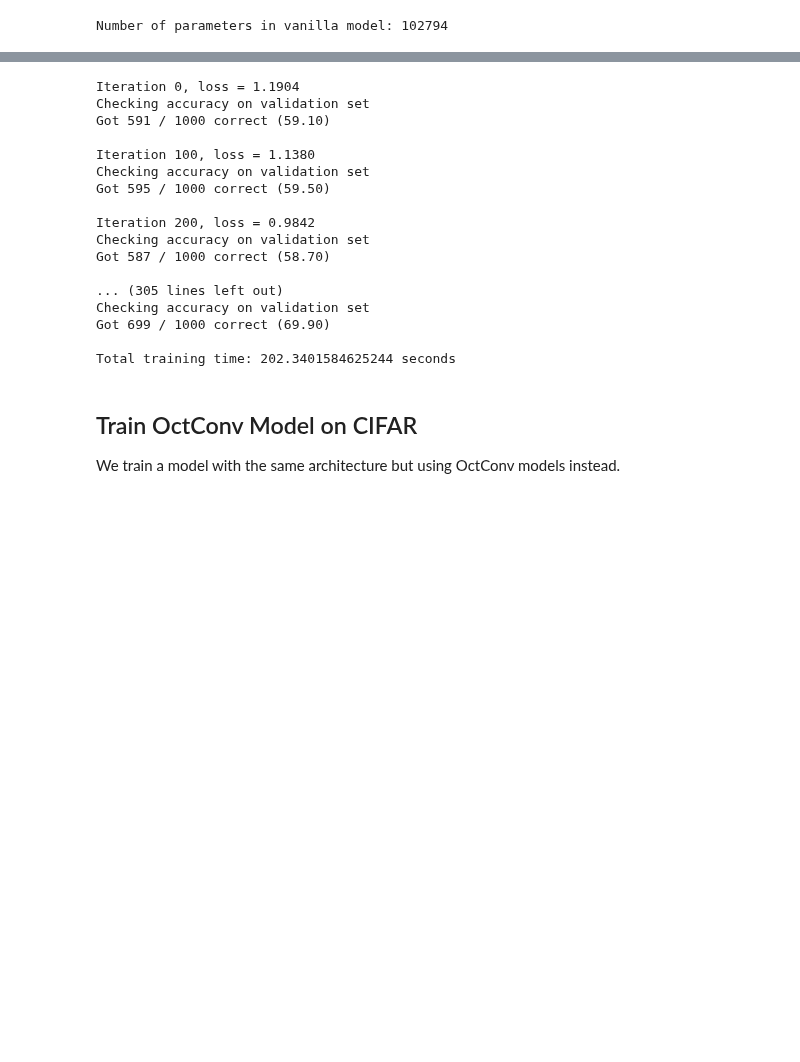
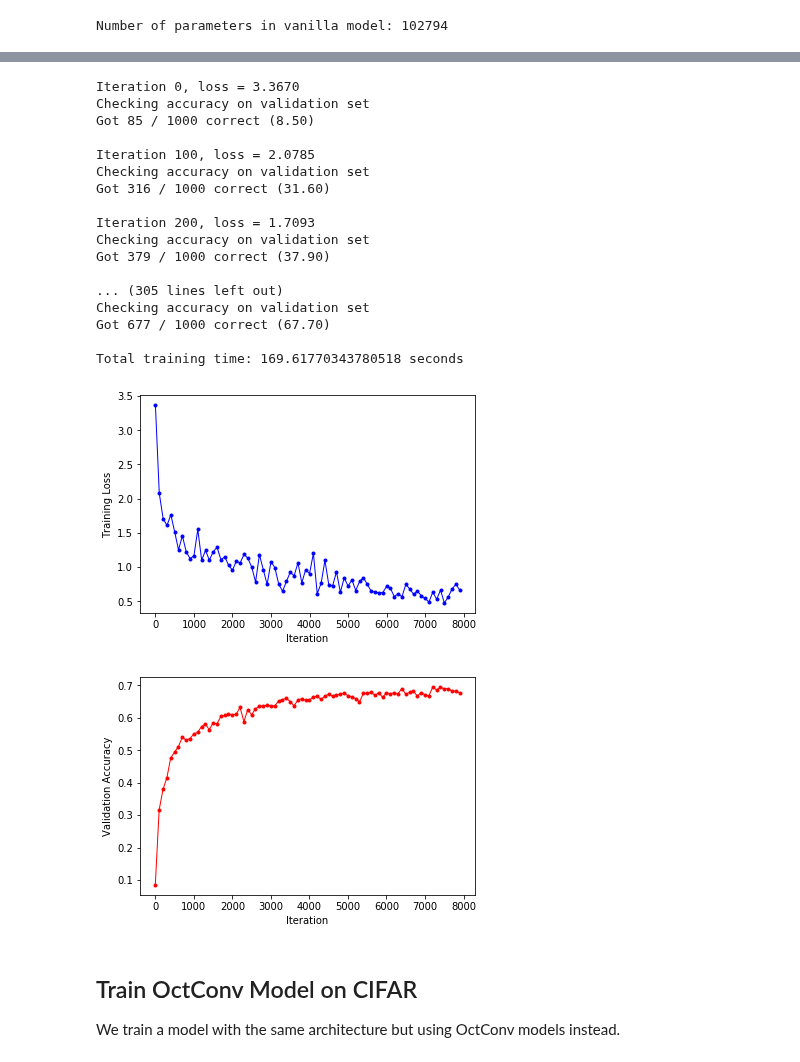
Before and after one commit to Etang21/octconv-pytorch, a Jupyter notebook: CIFAR Experiments.ipynb, the cells around one changed output, grey strips where cells are left out. Saved outputs shown, nothing was run; the diff lists cells and outputs as text; code cells hidden in the pictures; blank space fills up the shorter version.

Commit message:
finished training and testing of six-layer vanilla and OctConv networks

```diff
--- a/CIFAR Experiments.ipynb
+++ b/CIFAR Experiments.ipynb
@@ -95,7 +92,7 @@ We're training a pretty vanilla six-layer convolutional network on CIFAR. Implem
 def check_accuracy(loader, model):
     """
     Checks accuracy of model on given data loader.
-    Code from 231N Assignment 2.
+    Code adapted from 231N Assignment 2.
     """
     if loader.dataset.train:
         print('Checking accuracy on validation set')
@@ -114,20 +111,27 @@ def check_accuracy(loader, model):
             num_samples += preds.size(0)
         acc = float(num_correct) / num_samples
         print('Got %d / %d correct (%.2f)' % (num_correct, num_samples, 100 * acc))
+
+    # returns accuracy for plotting later
+    return acc
 # %%
 def train_cifar(model, optimizer, scheduler=None, epochs=1):
     """
     Train a model on CIFAR-10 using the PyTorch Module API.
-    Code from 231N assignment 2.
+    Code adapted from 231N assignment 2.
 
     Inputs:
     - model: A PyTorch Module giving the model to train.
     - optimizer: An Optimizer object we will use to train the model
     - epochs: (Optional) A Python integer giving the number of epochs to train for
 
-    Returns: Nothing, but prints model accuracies during training.
+    Returns: a tuple comprising
+    - a list of training losses per "print_every" iterations
+    - a list of model accuracies during training per "print_every" iterations
     """
     model = model.to(device=device)  # move the model parameters to CPU/GPU
+    losses = []
+    accs = []
     for e in range(epochs):
         for t, (x, y) in enumerate(loader_train):
             model.train()  # put model to training mode
@@ -146,8 +150,11 @@ def train_cifar(model, optimizer, scheduler=None, epochs=1):
 
             if t % print_every == 0:
                 print('Iteration %d, loss = %.4f' % (t, loss.item()))
-                check_accuracy(loader_val, model)
+                acc = check_accuracy(loader_val, model)
                 print()
+                losses.append(loss.item())
+                accs.append(acc)
+    return losses, accs
 # %%
 vanilla_model = get_SixLayerConvNet()
 vanilla_params = sum(p.numel() for p in vanilla_model.parameters() if p.requires_grad)
@@ -171,28 +178,42 @@ scheduler = optim.lr_scheduler.CosineAnnealingLR(optimizer, num_epochs)
 
 start = time.time()
 
-train_cifar(vanilla_model, optimizer, epochs=num_epochs)
+losses, accs = train_cifar(vanilla_model, optimizer, epochs=num_epochs)
 
 end = time.time()
 print("Total training time: {} seconds".format(end - start))
 # %% [output]
-Iteration 0, loss = 1.1904
+Iteration 0, loss = 3.3670
 Checking accuracy on validation set
-Got 591 / 1000 correct (59.10)
+Got 85 / 1000 correct (8.50)
 
-Iteration 100, loss = 1.1380
+Iteration 100, loss = 2.0785
 Checking accuracy on validation set
-Got 595 / 1000 correct (59.50)
+Got 316 / 1000 correct (31.60)
 
-Iteration 200, loss = 0.9842
+Iteration 200, loss = 1.7093
 Checking accuracy on validation set
-Got 587 / 1000 correct (58.70)
+Got 379 / 1000 correct (37.90)
 
 ... (305 lines left out)
 Checking accuracy on validation set
-Got 699 / 1000 correct (69.90)
+Got 677 / 1000 correct (67.70)
 
-Total training time: 202.3401584625244 seconds
+Total training time: 169.61770343780518 seconds
+# %%
+plt.figure()
+plt.plot(np.linspace(0, (len(losses)-1)*print_every, len(losses)), np.array(losses), '-bo', lw=1, ms=3)
+plt.xlabel('Iteration');
+plt.ylabel('Training Loss');
+
+plt.figure()
+plt.plot(np.linspace(0, (len(accs)-1)*print_every, len(accs)), np.array(accs), '-ro', lw=1, ms=3)
+plt.xlabel('Iteration');
+plt.ylabel('Validation Accuracy');
+vanilla_accs = accs
+# %% [output]
+[figure, added]
+[figure, added]
 # %% [markdown]
 ## Train OctConv Model on CIFAR
 
```
Also changed, not shown: parts of 11 cells of this notebook.
